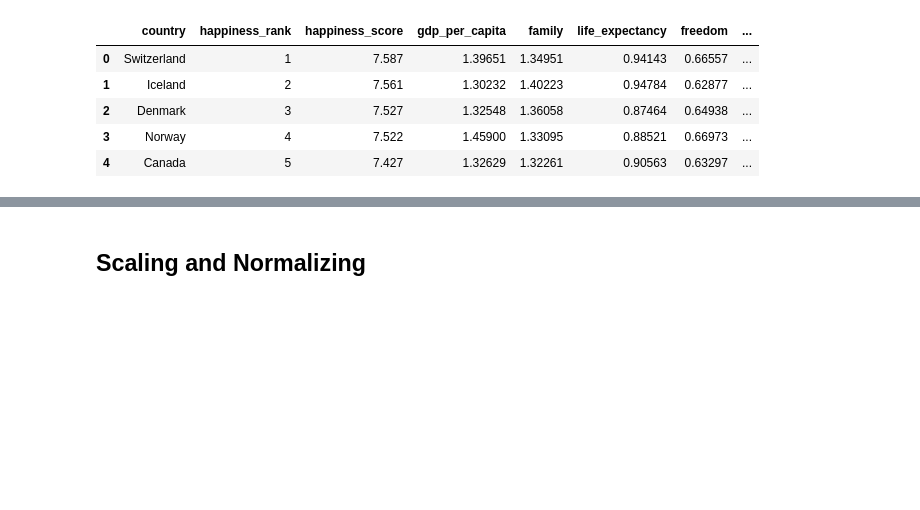
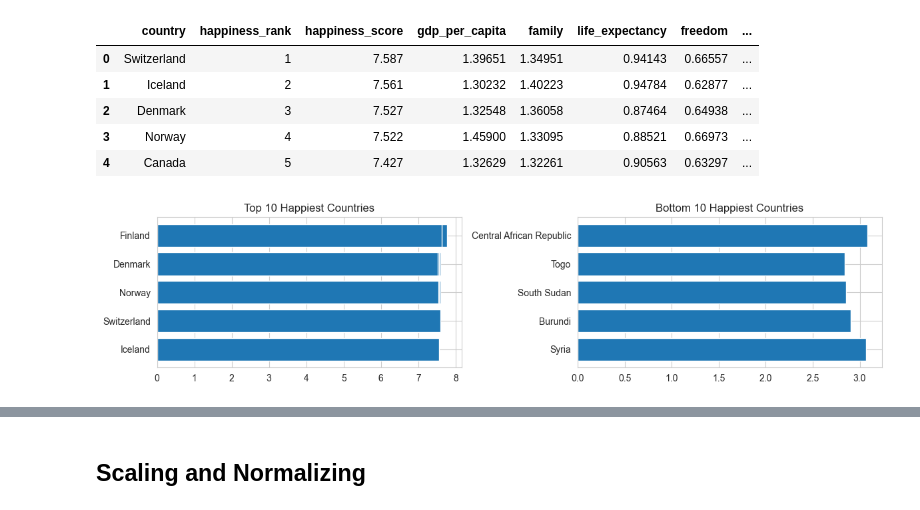
Before and after one commit to Fatemenamdar20/world-happiness-report, a Jupyter notebook: WHR_2015_2019.ipynb, the cells around one changed output, grey strips where cells are left out. Drawn from its saved outputs; the diff is of its cells as text; code cells hidden in the pictures; blank space fills up the shorter version.

```diff
--- a/WHR_2015_2019.ipynb
+++ b/WHR_2015_2019.ipynb
@@ -120,7 +120,7 @@ column_map = {
 for df in datasets:
     df.rename(columns=column_map, inplace=True)
 # %%
-df = pd.concat([df_2015, df_2016, df_2017, df_2018, df_2019])
+df = pd.concat([df_2015, df_2016, df_2017, df_2018, df_2019], ignore_index= True)
 # %%
 print(f"columns: {df.shape[1]}\nrows: {df.shape[0]}")
 # %% [output]
@@ -215,3 +215,22 @@ df.head()
 | 2 | Denmark | 3 | 7.527 | 1.32548 | 1.36058 | 0.87464 | 0.64938 | ... |
 | 3 | Norway | 4 | 7.522 | 1.45900 | 1.33095 | 0.88521 | 0.66973 | ... |
 | 4 | Canada | 5 | 7.427 | 1.32629 | 1.32261 | 0.90563 | 0.63297 | ... |
+# %%
+top_10 = df.sort_values("happiness_score", ascending = False).head(10)
+bottom_10 = df.sort_values("happiness_score", ascending = True).head(10)
+# %%
+plt.figure(figsize=(12,3))
+plt.subplot(121)
+plt.barh(top_10["country"], top_10["happiness_score"])
+plt.title("Top 10 Happiest Countries")
+plt.gca().invert_yaxis()
+
+plt.subplot(122)
+plt.barh(bottom_10["country"], bottom_10["happiness_score"])
+plt.title("Bottom 10 Happiest Countries")
+plt.gca().invert_yaxis()
+
+plt.tight_layout()
+plt.show()
+# %% [output]
+[figure, added]
```
Also changed, not shown: parts of 5 cells of this notebook.
